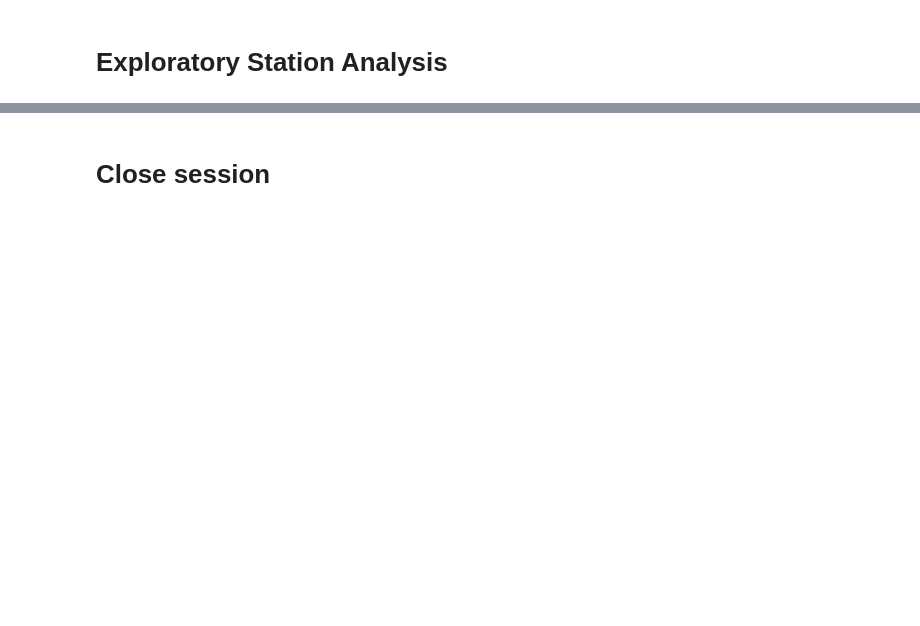
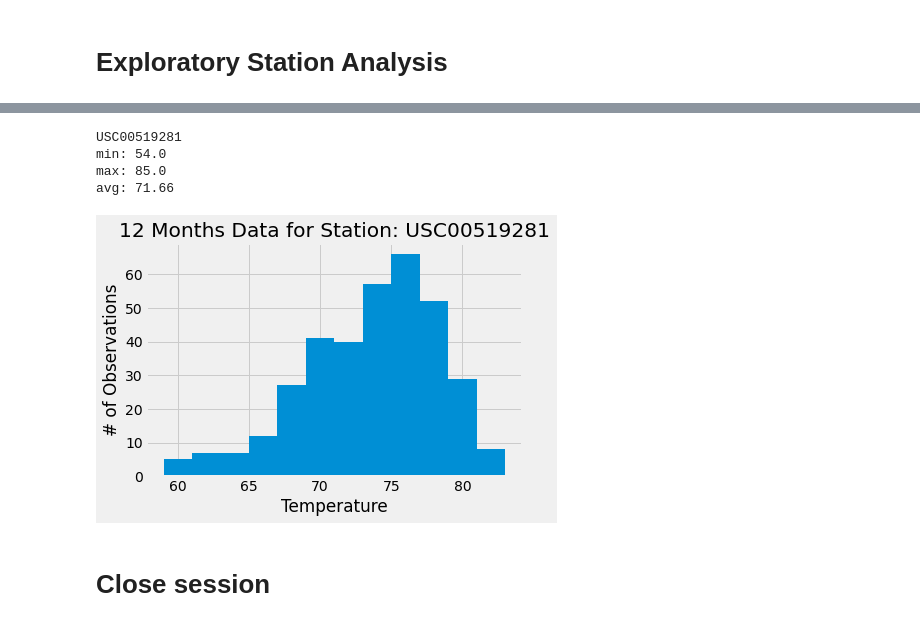
Before and after one commit to nguye453/sqlalchemy-challenge, a Jupyter notebook: climate_starter.ipynb, the cells around one changed output, grey strips where cells are left out. Cells and saved outputs as stored; diff of their text form; code cells hidden in the pictures; blank space fills up the shorter version.

```diff
--- a/climate_starter.ipynb
+++ b/climate_starter.ipynb
@@ -58,3 +92,7 @@ engine = create_engine("sqlite:///hawaii.sqlite")
 # %%
 # Design a query to find the most active stations (i.e. what stations have the most rows?)
 # List the stations and the counts in descending order.
+most_active_stations = session.query(measurement_table.station, func.count(measurement_table.station)).\
+                        group_by(measurement_table.station).\
+                        order_by(func.count(measurement_table.station).desc()).all()
+most_active_stations
@@ -63,6 +109,35 @@ engine = create_engine("sqlite:///hawaii.sqlite")
+# %%
+# Using the most active station id from the previous query, calculate the lowest, highest, and average temperature.
+most_active_station = most_active_stations[0][0]
+print(most_active_station)
+lowest_temp = session.query(func.min(measurement_table.tobs)).filter(measurement_table.station == most_active_station).first()
+print(f'min: {lowest_temp[0]}')
+highest_temp = session.query(func.max(measurement_table.tobs)).filter(measurement_table.station == most_active_station).first()
+print(f'max: {highest_temp[0]}')
+avg_temp = session.query(func.avg(measurement_table.tobs)).filter(measurement_table.station == most_active_station).first()
+print(f'avg: {round(avg_temp[0], 2)}')
+# %% [output]
+USC00519281
+min: 54.0
+max: 85.0
+avg: 71.66
 # %%
 # Using the most active station id
 # Query the last 12 months of temperature observation data for this station and plot the results as a histogram
+last_12_months = session.query(measurement_table.tobs).\
+                    filter(measurement_table.station == most_active_station).\
+                    filter(measurement_table.date > one_year_before).all()
+
+b = map(lambda x: x[0], last_12_months)
+cleaned_temp_list = list(b)
+cleaned_temp_list
+plt.hist(x = cleaned_temp_list, bins = 12)
+plt.xlabel('Temperature')
+plt.ylabel('# of Observations')
+plt.title(f'12 Months Data for Station: {most_active_station}')
+plt.show()
+# %% [output]
+[figure, added]
 # %% [markdown]
 # Close session
 # %%
```
Also changed, not shown: parts of 11 cells of this notebook, 1 other file.
